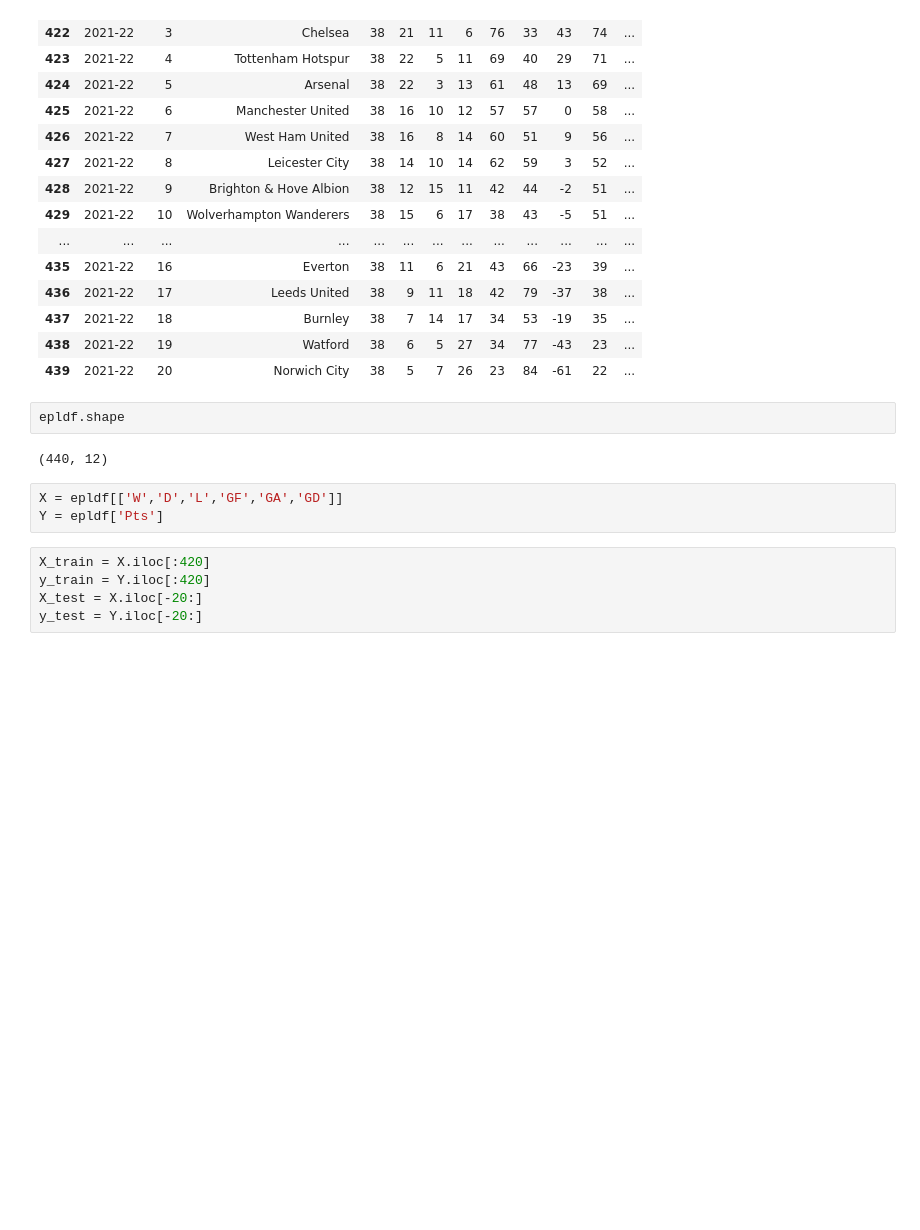
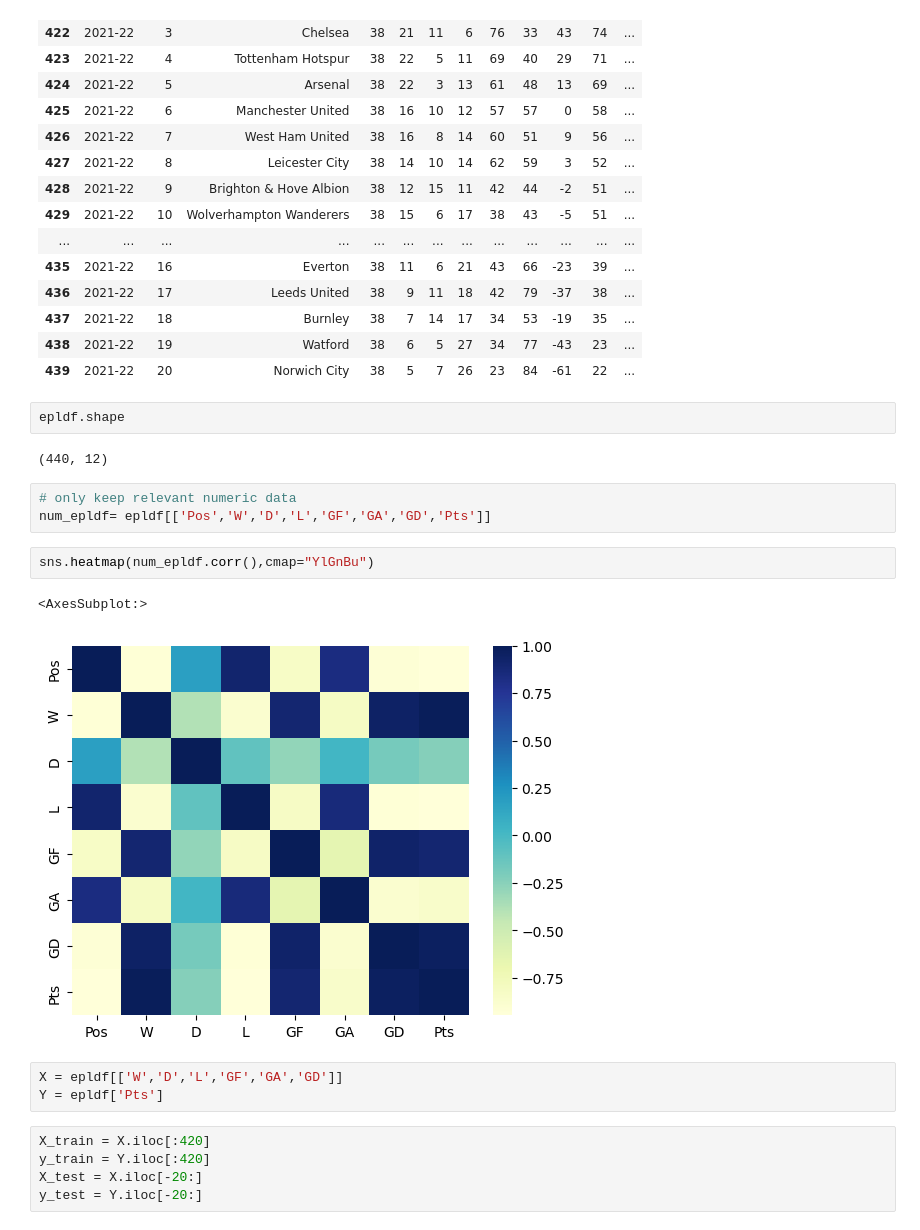
Before and after one commit to jasonkyungkim/pl_prediction, a Jupyter notebook: pl_stadings.ipynb, the cells around one changed output. Saved outputs shown, nothing was run; the diff lists cells and outputs as text; blank space fills up the shorter version.

```diff
--- a/pl_stadings.ipynb
+++ b/pl_stadings.ipynb
@@ -33,6 +35,14 @@ epldf.tail(20)
 epldf.shape
 # %% [output]
 (440, 12)
+# %%
+# only keep relevant numeric data
+num_epldf= epldf[['Pos','W','D','L','GF','GA','GD','Pts']]
+# %%
+sns.heatmap(num_epldf.corr(),cmap="YlGnBu")
+# %% [output]
+<AxesSubplot:>
+[figure, added]
 # %%
 X = epldf[['W','D','L','GF','GA','GD']]
 Y = epldf['Pts']
```
Also changed, not shown: parts of 13 cells of this notebook.
